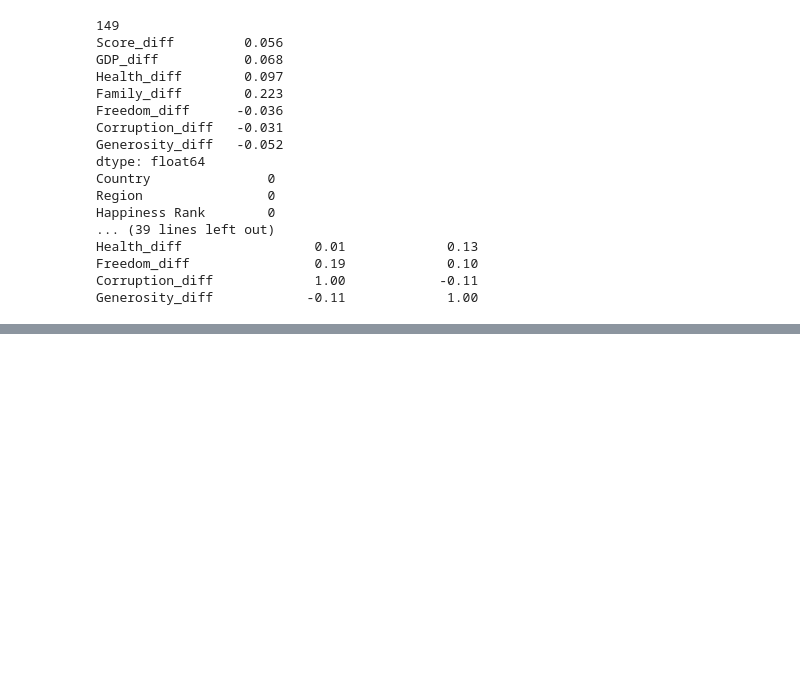
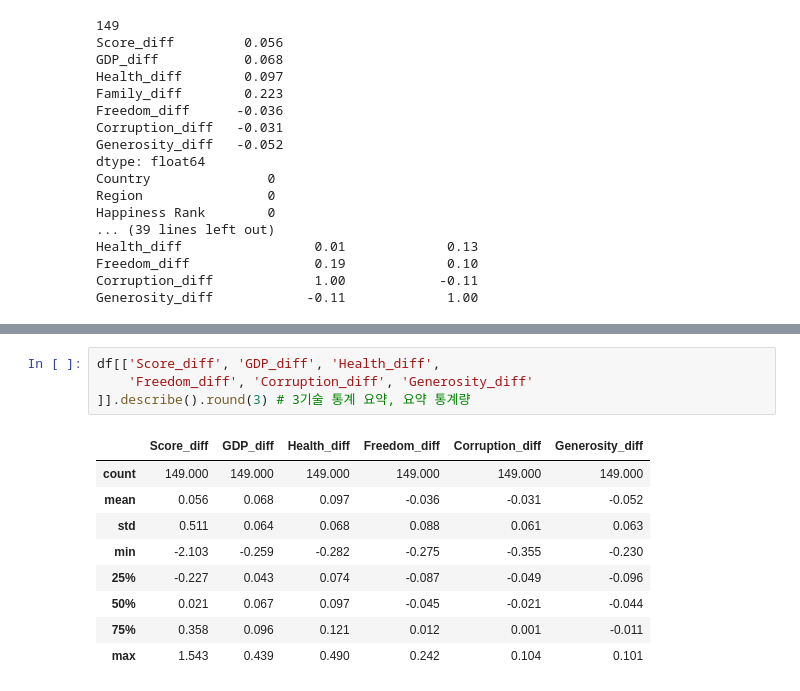
Before and after one commit to skn-ai14-250409/SKN14-EDA-3Team, a Jupyter notebook: KangYungu/world_happiness_eda.ipynb, the cells around one changed output, grey strips where cells are left out. Drawn from its saved outputs; the diff is of its cells as text; blank space fills up the shorter version.

```diff
--- a/KangYungu/world_happiness_eda.ipynb
+++ b/KangYungu/world_happiness_eda.ipynb
@@ -368,0 +452,14 @@ Generosity_diff            -0.11             1.00
+# %%
+df[['Score_diff', 'GDP_diff', 'Health_diff',
+    'Freedom_diff', 'Corruption_diff', 'Generosity_diff'
+]].describe().round(3) # 3기술 통계 요약, 요약 통계량
+# %% [output]
+|  | Score_diff | GDP_diff | Health_diff | Freedom_diff | Corruption_diff | Generosity_diff |
+| count | 149.000 | 149.000 | 149.000 | 149.000 | 149.000 | 149.000 |
+| mean | 0.056 | 0.068 | 0.097 | -0.036 | -0.031 | -0.052 |
+| std | 0.511 | 0.064 | 0.068 | 0.088 | 0.061 | 0.063 |
+| min | -2.103 | -0.259 | -0.282 | -0.275 | -0.355 | -0.230 |
+| 25% | -0.227 | 0.043 | 0.074 | -0.087 | -0.049 | -0.096 |
+| 50% | 0.021 | 0.067 | 0.097 | -0.045 | -0.021 | -0.044 |
+| 75% | 0.358 | 0.096 | 0.121 | 0.012 | 0.001 | -0.011 |
+| max | 1.543 | 0.439 | 0.490 | 0.242 | 0.104 | 0.101 |
```
Also changed, not shown: parts of 14 cells of this notebook, 12 other files.
